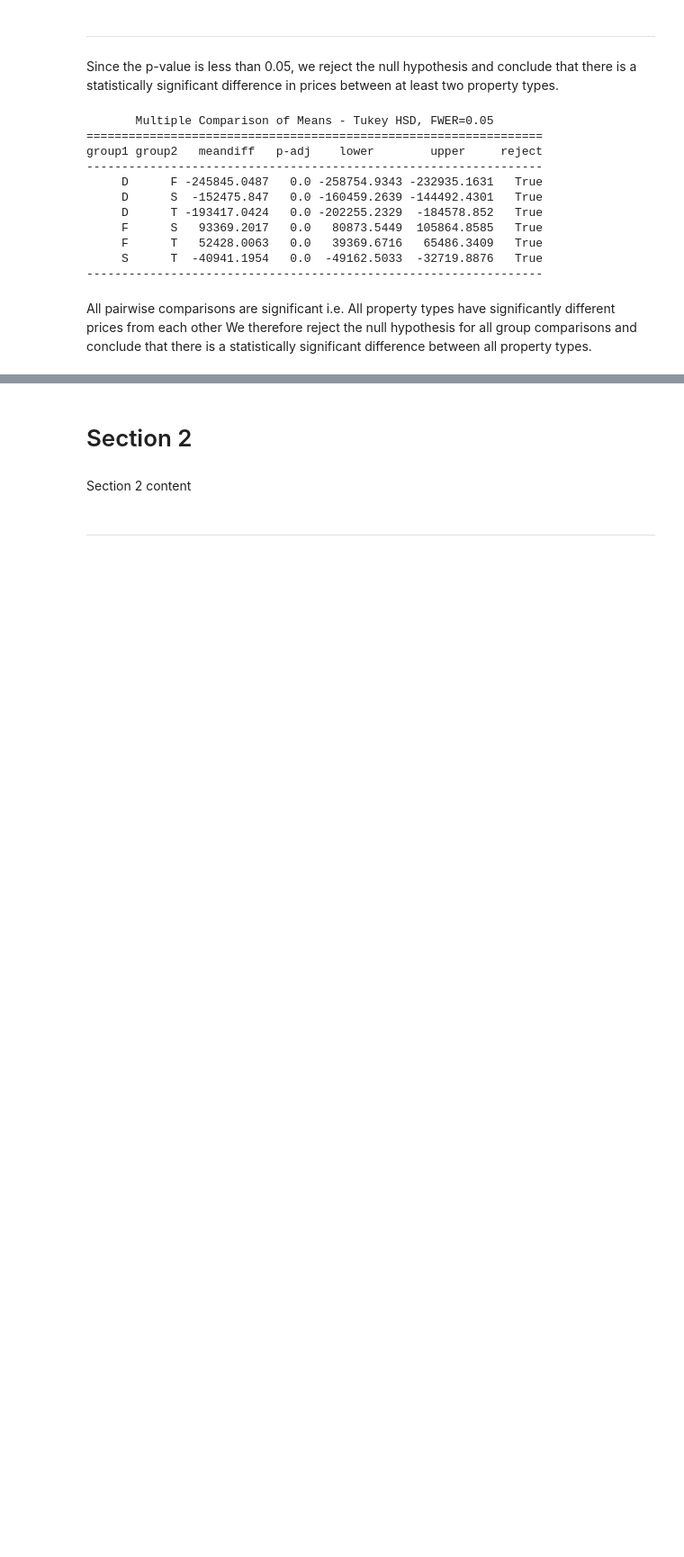
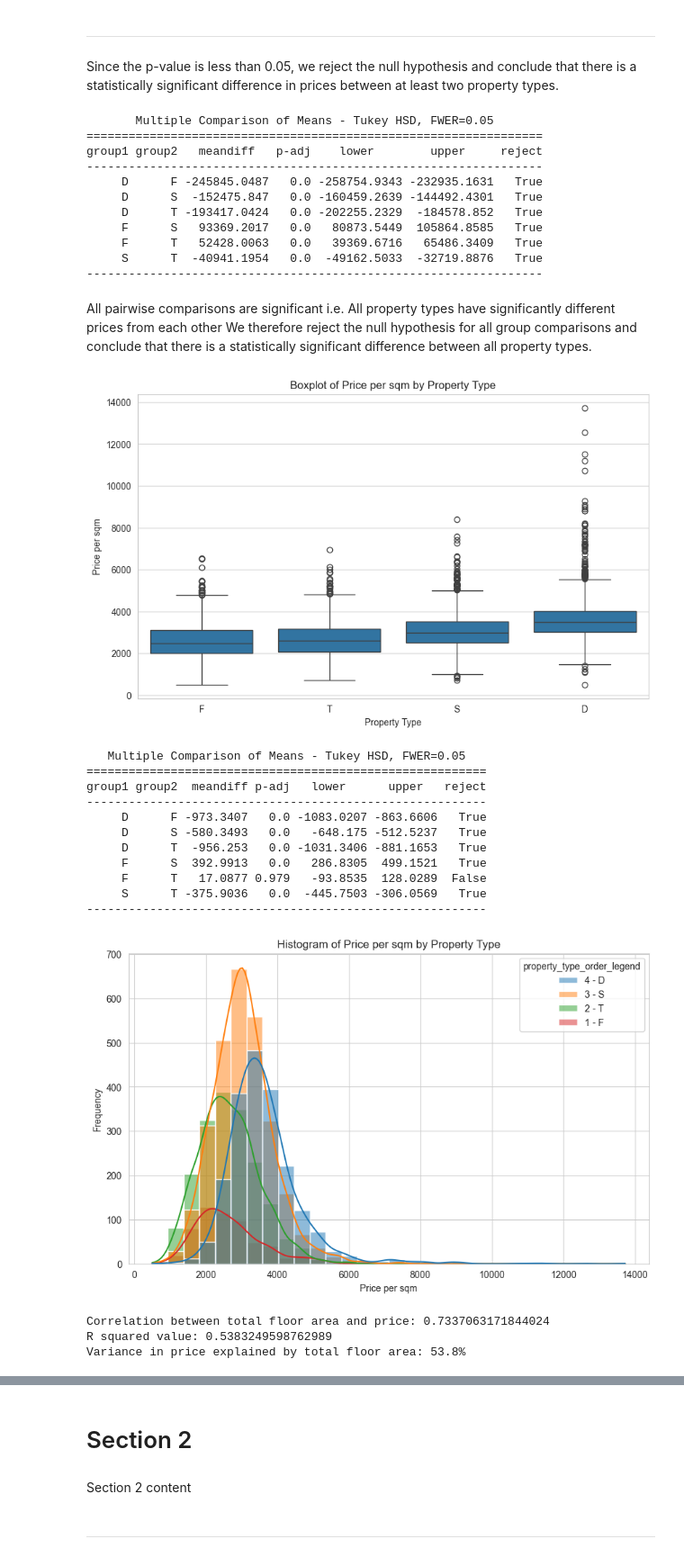
Before and after one commit to maleeper/Midlands_House_Prices, a Jupyter notebook: jupyter_notebooks/07 EDA and Hypotheses tests.ipynb, the cells around one changed output, grey strips where cells are left out. Shown at 90% size. Drawn from its saved outputs; the diff is of its cells as text; code cells hidden in the pictures; blank space fills up the shorter version.

```diff
--- a/jupyter_notebooks/07 EDA and Hypotheses tests.ipynb
+++ b/jupyter_notebooks/07 EDA and Hypotheses tests.ipynb
@@ -130,3 +125,44 @@ group1 group2   meandiff   p-adj    lower        upper     reject
 # %% [markdown]
 All pairwise comparisons are significant i.e. All property types have significantly different prices from each other
 We therefore reject the null hypothesis for all group comparisons and conclude that there is a statistically significant difference between all property types.
+# %%
+# What about price per sqm by property type?
+# plot boxplot of price per sqm by property_type sorted by property_type_order
+plt.figure(figsize=(10, 6))
+sns.boxplot(data=df, x='property_type', y='price_per_sqm', order=mean_prices.index)
+plt.title('Boxplot of Price per sqm by Property Type')
+plt.xlabel('Property Type')
+plt.ylabel('Price per sqm')
+plt.show()
+# # As we have multiple property types, we can use Tukey's HSD to find out which property types are different
+df['price_per_sqm'] = df['price'] / df['total_floor_area']
+tukey = pairwise_tukeyhsd(endog=df['price_per_sqm'], groups=df['property_type'], alpha=0.05)
+print(tukey)
+
+# set the legend labels to the property_type concatenated with the property_type_order
+df['property_type_order_legend'] = df['property_type_order'].astype(str) + ' - ' + df['property_type']
+
+# plot histogram of price per sqm distribution of property_type
+plt.figure(figsize=(10, 6))
+sns.histplot(data=df, x='price_per_sqm', hue='property_type_order_legend', bins=30, alpha=0.5, kde=True)
+plt.title('Histogram of Price per sqm by Property Type')
+plt.xlabel('Price per sqm')
+plt.ylabel('Frequency')
+plt.show()
+
+# drop intermediate columns used for plotting
+df = df.drop(columns=['property_type_order_legend'])
+# %% [output]
+[figure, added]
+   Multiple Comparison of Means - Tukey HSD, FWER=0.05
+=========================================================
+group1 group2  meandiff p-adj   lower      upper   reject
+---------------------------------------------------------
+     D      F -973.3407   0.0 -1083.0207 -863.6606   True
+     D      S -580.3493   0.0   -648.175 -512.5237   True
+     D      T  -956.253   0.0 -1031.3406 -881.1653   True
+     F      S  392.9913   0.0   286.8305  499.1521   True
+     F      T   17.0877 0.979   -93.8535  128.0289  False
+     S      T -375.9036   0.0  -445.7503 -306.0569   True
+---------------------------------------------------------
+[figure, added]
@@ -132,0 +174,13 @@ We therefore reject the null hypothesis for all group comparisons and conclude t
+# %%
+# what is the correlation between total_floor_area and price?
+corr = df['total_floor_area'].corr(df['price'])
+R2 = corr**2
+print(f"Correlation between total floor area and price: {corr}")
+# R squared value
+print(f"R squared value: {R2}")
+# how much of the variance in price is explained by total floor area?
+print(f"Variance in price explained by total floor area: {R2 * 100:.1f}%")
+# %% [output]
+Correlation between total floor area and price: 0.7337063171844024
+R squared value: 0.5383249598762989
+Variance in price explained by total floor area: 53.8%
```
Also changed, not shown: parts of 13 cells of this notebook, 1 other file.
